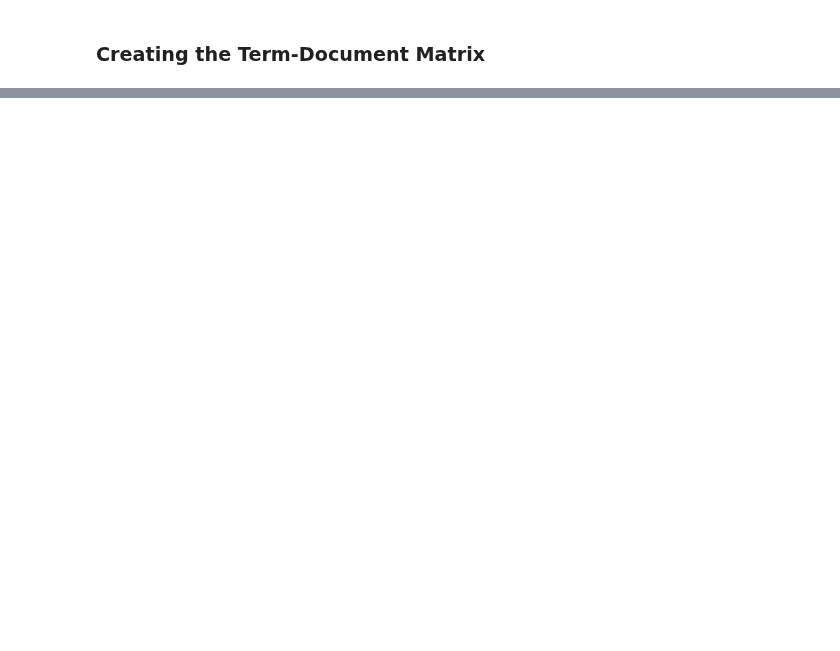
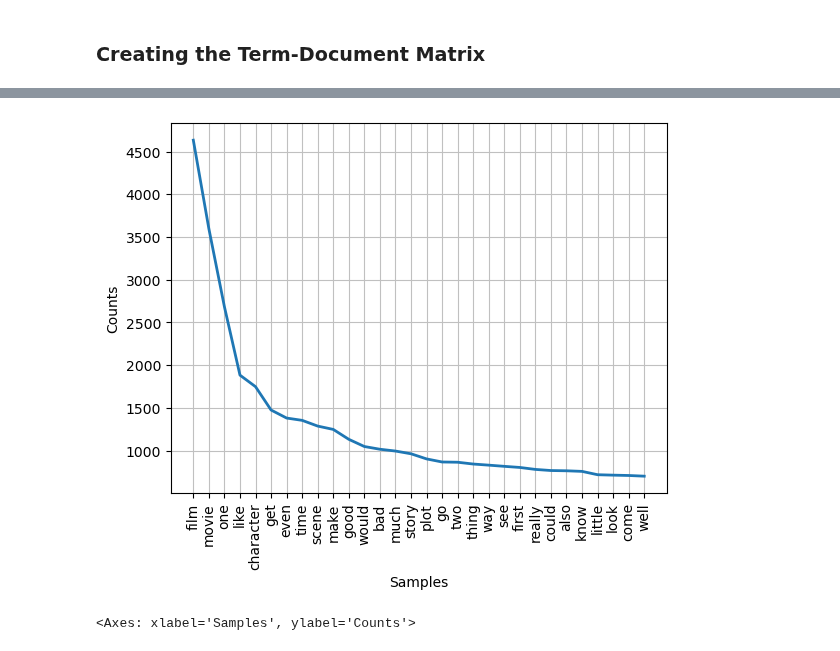
Before and after one commit to ktxdev/AIM-5001, a Jupyter notebook: M12/Assn/2. Code/S_Huvaya_M12_assn.ipynb, the cells around one changed output, grey strips where cells are left out. Cells and saved outputs as stored; diff of their text form; code cells hidden in the pictures; blank space fills up the shorter version.

```diff
--- a/M12/Assn/2. Code/S_Huvaya_M12_assn.ipynb
+++ b/M12/Assn/2. Code/S_Huvaya_M12_assn.ipynb
@@ -88,0 +92,28 @@ TypeError: unhashable type: 'list'
+# %%
+from collections import Counter, defaultdict
+
+vocabulary = defaultdict()
+vocabulary.default_factory = lambda: len(vocabulary)
+
+word_counts = []
+# Iterate over each review
+for review in reviews_df['text']:
+    words = review.split()
+    # Create a frequency count for the word
+    counts = Counter(words)
+    # Append word's count to the word counts list
+    word_counts.append({vocabulary[word]: count for word, count in counts.items()})
+
+# Create a list with zeros for the term mdocument matrix
+term_document_matrix = [[0] * len(vocabulary) for _ in range(len(reviews_df['text']))]
+
+# Iterate over each word count
+for idx, word_count in enumerate(word_counts):
+    # Iterate over each word counts values
+    for word_idx, freq in word_count.items():
+        term_document_matrix[idx][word_idx] = freq
+
+term_document_matrix_df = pd.DataFrame(term_document_matrix, columns=vocabulary)
+
+term_document_matrix_df = pd.merge(reviews_df, term_document_matrix_df, left_index=True, right_index=True)
+term_document_matrix_df.head()
@@ -88,0 +147,9 @@ TypeError: unhashable type: 'list'
+# %%
+negative_reviews = term_document_matrix_df[term_document_matrix_df['type_x'] == "neg"]
+
+neg_words = [word for review in negative_reviews['text_x'].str.split() for word in review]
+neg_word_freq = FreqDist(neg_words)
+neg_word_freq.plot(30, cumulative=False)
+# %% [output]
+[figure, added]
+<Axes: xlabel='Samples', ylabel='Counts'>
```
Also changed, not shown: parts of 14 cells of this notebook, 1 other file.
